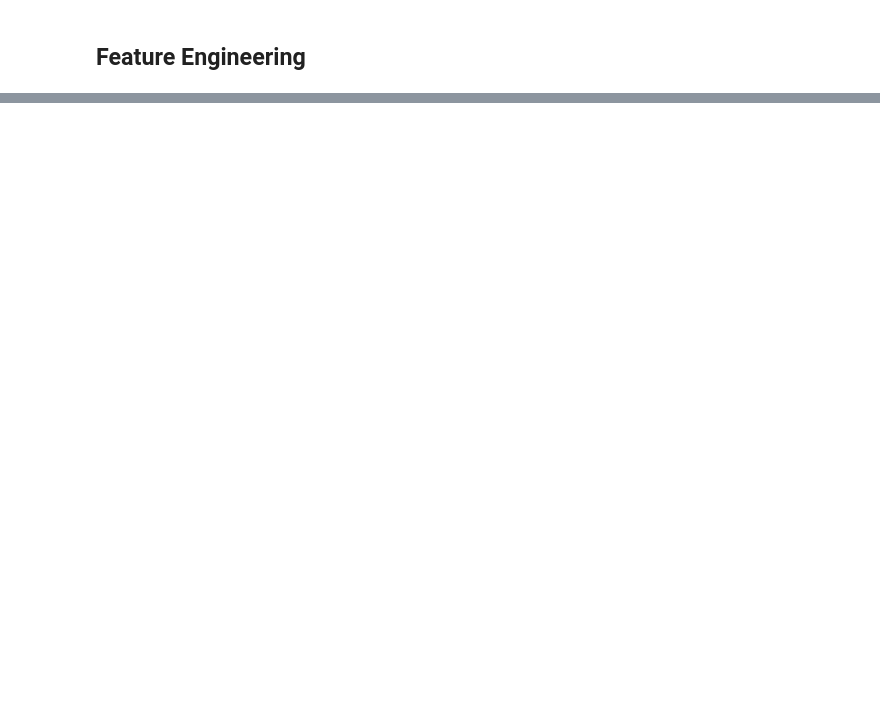
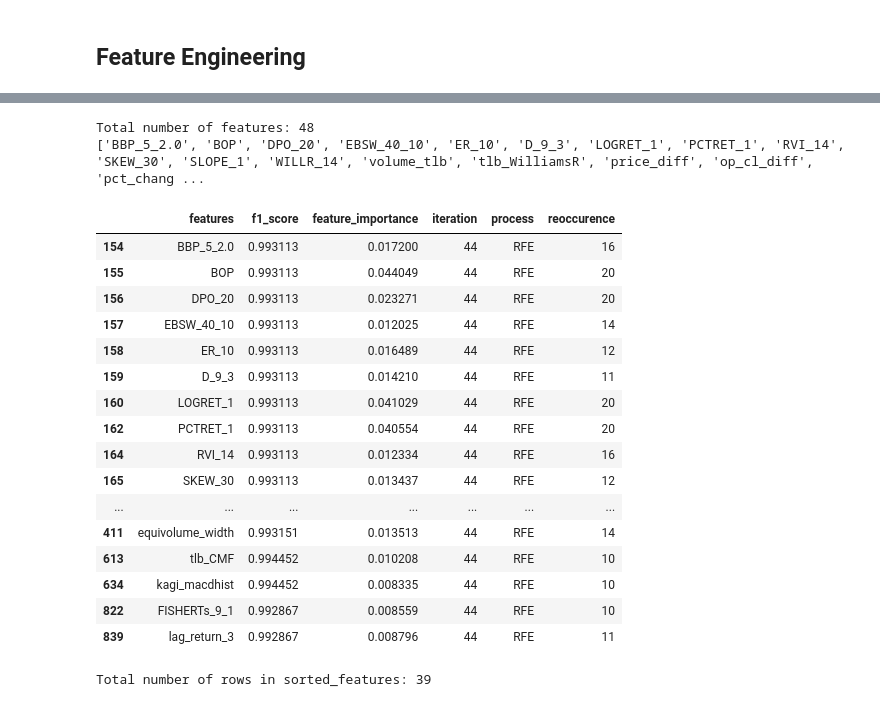
Before and after one commit to Jnorm911/websocket_trading, a Jupyter notebook: src/binary_classification/lstm/lstm_csv_notebook.ipynb, the cells around one changed output, grey strips where cells are left out. Cells and saved outputs as stored; diff of their text form; code cells hidden in the pictures; blank space fills up the shorter version.

```diff
--- a/src/binary_classification/lstm/lstm_csv_notebook.ipynb
+++ b/src/binary_classification/lstm/lstm_csv_notebook.ipynb
@@ -43,0 +34,52 @@ Total count of features with iteration = 8 and reoccurrence = 8: 22
+# %%
+df = pd.read_csv("rfe_selected_features.csv")
+
+# Filter the DataFrame to include only rows with iteration values of 44 or 22
+filtered_df = df[(df["iteration"] < 45) & (df["reoccurence"] > 9)]
+
+# Remove duplicates in the "features" column
+filtered_df = filtered_df.drop_duplicates(subset="features")
+
+# Calculate the total number of features
+total_features = len(filtered_df["features"])
+print("Total number of features:", total_features)
+
+rfe_features = filtered_df["features"].tolist()
+print(rfe_features)
+
+filtered_df
+# %% [output]
+Total number of features: 48
+['BBP_5_2.0', 'BOP', 'DPO_20', 'EBSW_40_10', 'ER_10', 'D_9_3', 'LOGRET_1', 'PCTRET_1', 'RVI_14', 'SKEW_30', 'SLOPE_1', 'WILLR_14', 'volume_tlb', 'tlb_WilliamsR', 'price_diff', 'op_cl_diff', 'pct_chang ...
+|  | features | f1_score | feature_importance | iteration | process | reoccurence |
+| 154 | BBP_5_2.0 | 0.993113 | 0.017200 | 44 | RFE | 16 |
+| 155 | BOP | 0.993113 | 0.044049 | 44 | RFE | 20 |
+| 156 | DPO_20 | 0.993113 | 0.023271 | 44 | RFE | 20 |
+| 157 | EBSW_40_10 | 0.993113 | 0.012025 | 44 | RFE | 14 |
+| 158 | ER_10 | 0.993113 | 0.016489 | 44 | RFE | 12 |
+| 159 | D_9_3 | 0.993113 | 0.014210 | 44 | RFE | 11 |
+| 160 | LOGRET_1 | 0.993113 | 0.041029 | 44 | RFE | 20 |
+| 162 | PCTRET_1 | 0.993113 | 0.040554 | 44 | RFE | 20 |
+| 164 | RVI_14 | 0.993113 | 0.012334 | 44 | RFE | 16 |
+| 165 | SKEW_30 | 0.993113 | 0.013437 | 44 | RFE | 12 |
+| ... | ... | ... | ... | ... | ... | ... |
+| 411 | equivolume_width | 0.993151 | 0.013513 | 44 | RFE | 14 |
+| 613 | tlb_CMF | 0.994452 | 0.010208 | 44 | RFE | 10 |
+| 634 | kagi_macdhist | 0.994452 | 0.008335 | 44 | RFE | 10 |
+| 822 | FISHERTs_9_1 | 0.992867 | 0.008559 | 44 | RFE | 10 |
+| 839 | lag_return_3 | 0.992867 | 0.008796 | 44 | RFE | 11 |
+# %%
+# Sort by unique feature datapoints and feature_importance
+sorted_features = df.sort_values(
+    by=["features", "feature_importance"], ascending=[True, False]
+)
+sorted_features = sorted_features.drop_duplicates(subset=["features"])
+sorted_features = sorted_features.sort_values(by="feature_importance", ascending=False)
+sorted_features
+# Extract the values from the "features" column and store them in a list
+features_list = sorted_features["features"].tolist()
+
+num_rows = sorted_features.shape[0]
+print("Total number of rows in sorted_features:", num_rows)
+# %% [output]
+Total number of rows in sorted_features: 39
```
Also changed, not shown: parts of 3 cells of this notebook, 4 other files.
